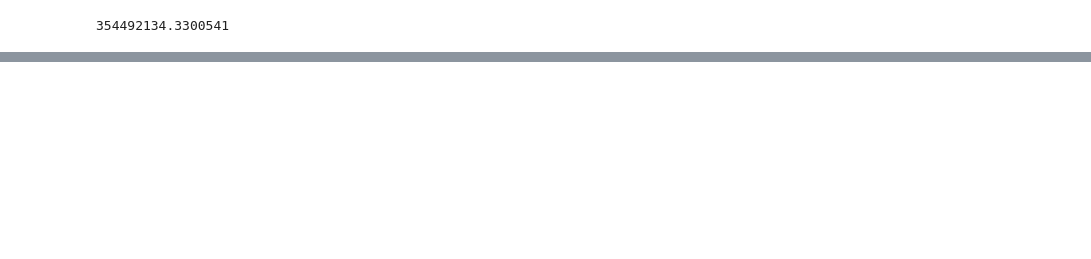
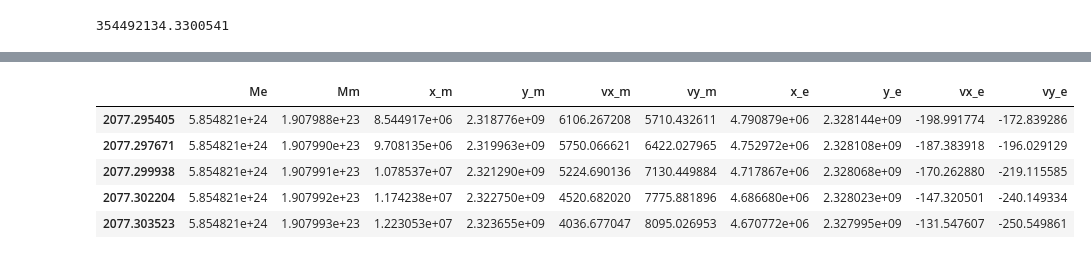
Before and after one commit to michaelremley/ModSim-Project-3, a Jupyter notebook: Project 3 Notebook.ipynb, the cells around one changed output, grey strips where cells are left out. Cells and saved outputs as stored; diff of their text form; code cells hidden in the pictures; blank space fills up the shorter version.

```diff
--- a/Project 3 Notebook.ipynb
+++ b/Project 3 Notebook.ipynb
@@ -188,0 +215,9 @@ results.index[-1]
+# %%
+results.tail()
+# %% [output]
+|  | Me | Mm | x_m | y_m | vx_m | vy_m | x_e | y_e | vx_e | vy_e |
+| 2077.295405 | 5.854821e+24 | 1.907988e+23 | 8.544917e+06 | 2.318776e+09 | 6106.267208 | 5710.432611 | 4.790879e+06 | 2.328144e+09 | -198.991774 | -172.839286 |
+| 2077.297671 | 5.854821e+24 | 1.907990e+23 | 9.708135e+06 | 2.319963e+09 | 5750.066621 | 6422.027965 | 4.752972e+06 | 2.328108e+09 | -187.383918 | -196.029129 |
+| 2077.299938 | 5.854821e+24 | 1.907991e+23 | 1.078537e+07 | 2.321290e+09 | 5224.690136 | 7130.449884 | 4.717867e+06 | 2.328068e+09 | -170.262880 | -219.115585 |
+| 2077.302204 | 5.854821e+24 | 1.907992e+23 | 1.174238e+07 | 2.322750e+09 | 4520.682020 | 7775.881896 | 4.686680e+06 | 2.328023e+09 | -147.320501 | -240.149334 |
+| 2077.303523 | 5.854821e+24 | 1.907993e+23 | 1.223053e+07 | 2.323655e+09 | 4036.677047 | 8095.026953 | 4.670772e+06 | 2.327995e+09 | -131.547607 | -250.549861 |
```
Also changed, not shown: parts of 10 cells of this notebook.
